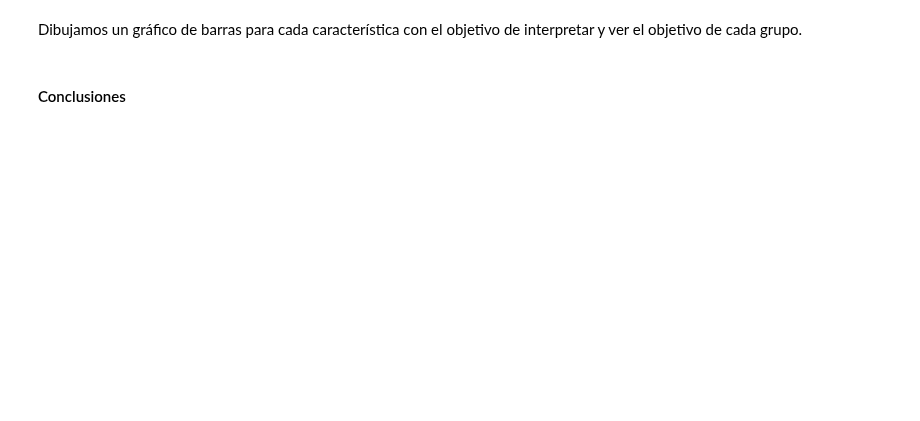
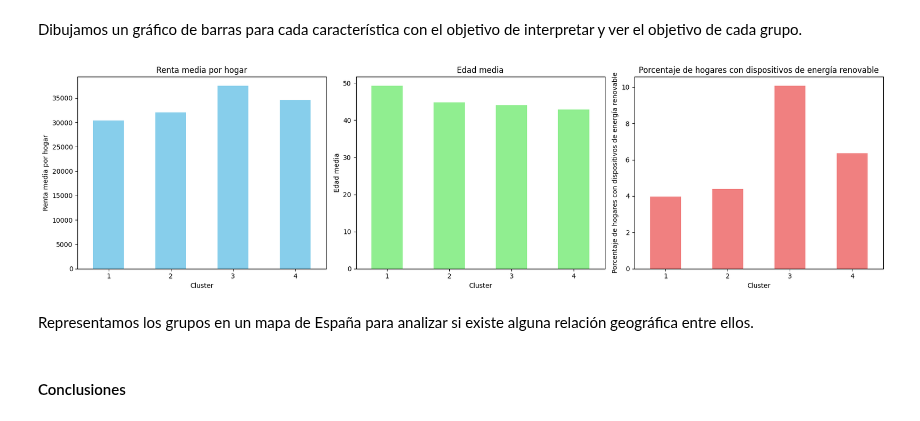
Before and after one commit to elena-17/DataMining-24-25, a Jupyter notebook: src/modeling/h1_modeling.ipynb, the cells around one changed output. Drawn from its saved outputs; the diff is of its cells as text; code cells hidden in the pictures; blank space fills up the shorter version.

```diff
--- a/src/modeling/h1_modeling.ipynb
+++ b/src/modeling/h1_modeling.ipynb
@@ -193,5 +169,5 @@ h1_df.head()
 | 3 | Araba/Álava | 38586 | 44.565691 | 10.445424 |
 | 4 | Asturias | 33242 | 48.683390 | 5.031368 |
 # %%
-min_max_scaler = preprocessing.RobustScaler()
-datanorm = min_max_scaler.fit_transform(h1_df.iloc[:, 1:])
+scaler = preprocessing.RobustScaler()
+datanorm = scaler.fit_transform(h1_df.iloc[:, 1:])
@@ -264,0 +252,3 @@ fig.show()
+# %%
+h1_df['Labels_CJ'] = labels
+h1_df.head()
@@ -265,2 +262,33 @@ fig.show()
 # %% [markdown]
 Dibujamos un gráfico de barras para cada característica con el objetivo de interpretar y ver el objetivo de cada grupo.
+# %%
+# Agrupar por 'Labels_CJ' y calcular la media para cada característica
+grouped = h1_df.groupby('Labels_CJ').agg({
+    'Renta media por hogar': 'mean',
+    'Edad media': 'mean',
+    'Porcentaje de hogares con dispositivos de energía renovable': 'mean'
+})
+
+# Características a graficar
+columns_to_plot = ['Renta media por hogar', 'Edad media', 'Porcentaje de hogares con dispositivos de energía renovable']
+
+# Crear los subplots (3 gráficos en 1 fila)
+fig, ax = plt.subplots(1, len(columns_to_plot), figsize=(18, 5))
+
+# Iterar sobre las columnas y generar los gráficos
+for i, col in enumerate(columns_to_plot):
+    grouped[col].plot(kind='bar', ax=ax[i], color='skyblue' if col == 'Renta media por hogar' else ('lightgreen' if col == 'Edad media' else 'lightcoral'))
+    ax[i].set_title(col)
+    ax[i].set_xlabel('Cluster')
+    ax[i].set_ylabel(col)
+    ax[i].set_xticklabels(grouped.index, rotation=0)
+
+# Ajustar la disposición del gráfico para que no se solapen los títulos
+plt.tight_layout()
+
+# Mostrar los gráficos
+plt.show()
+# %% [output]
+[figure, added]
+# %% [markdown]
+Representamos los grupos en un mapa de España para analizar si existe alguna relación geográfica entre ellos.
```
Also changed, not shown: parts of 44 cells of this notebook, 3 other files.
